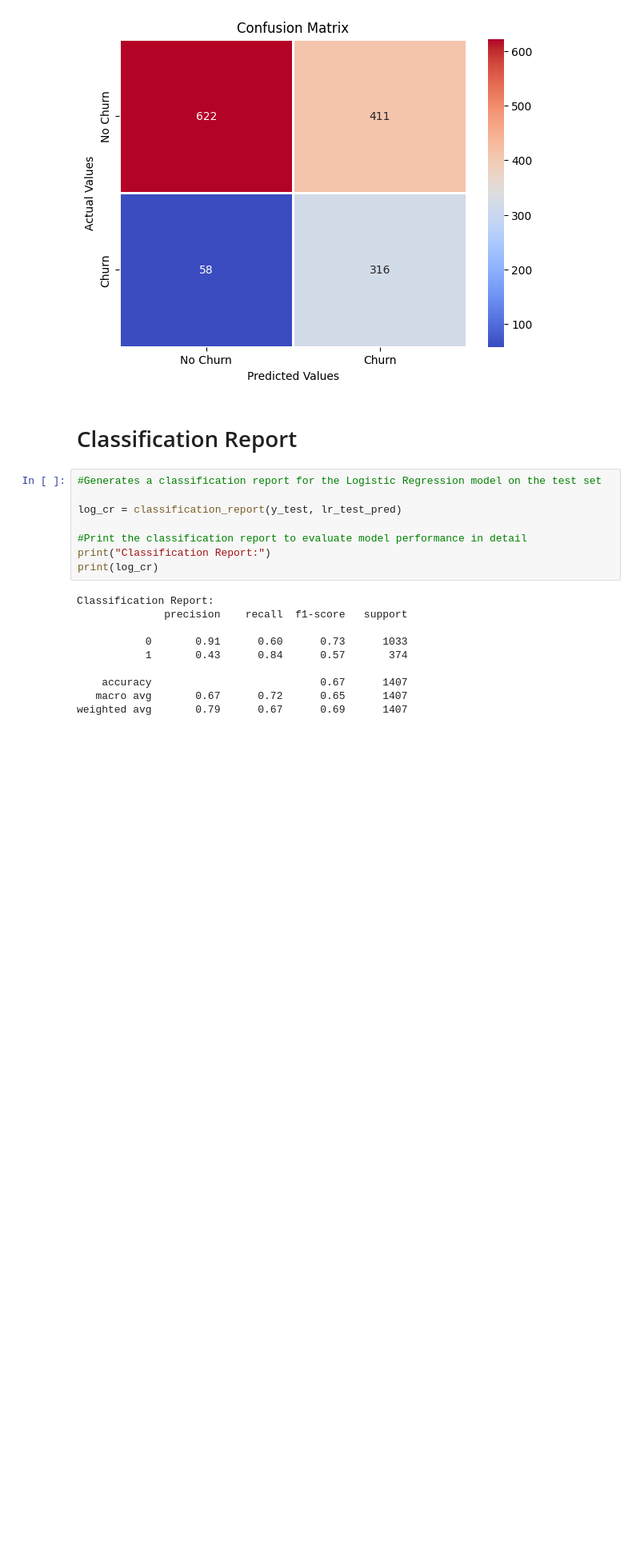
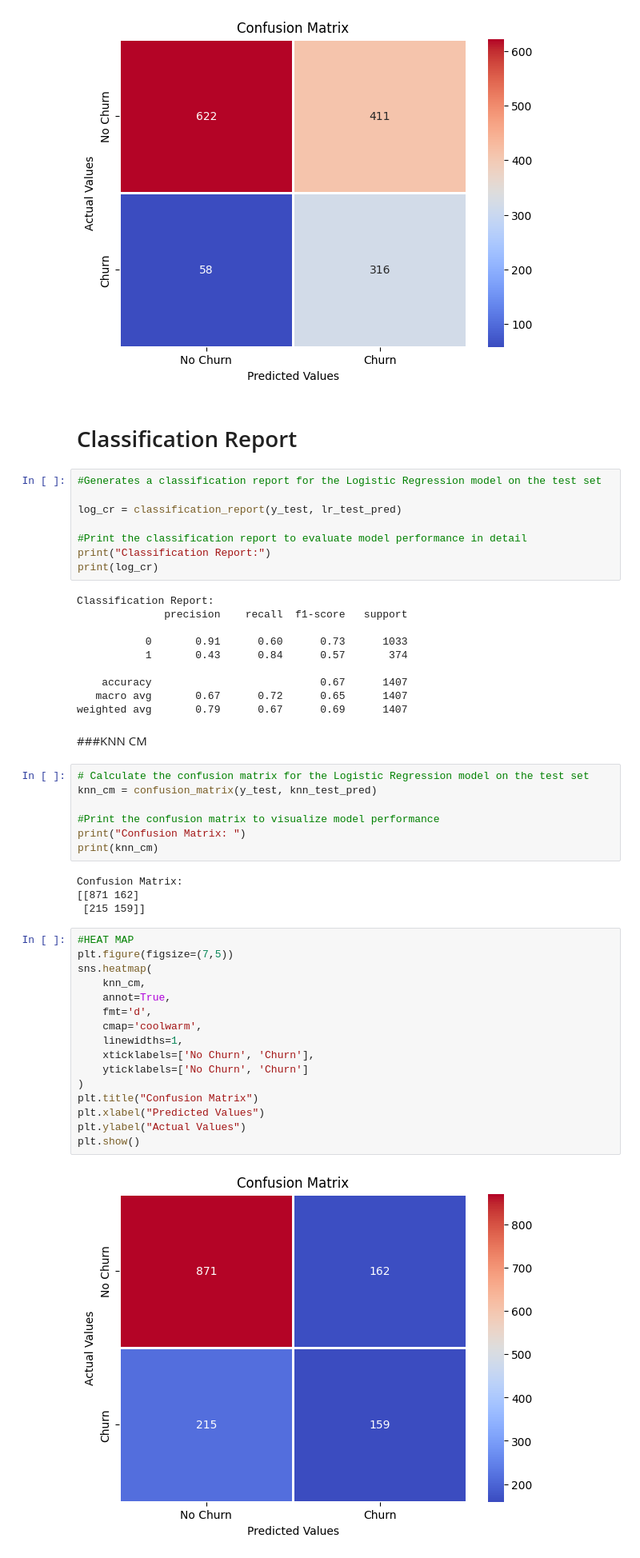
Before and after one commit to Kevin1077/Telecom_work, a Jupyter notebook: KevinBijuKulangara_TelcoChurn_KNN_LogReg.ipynb, the cells around one changed output. Shown at 80% size. Saved outputs shown, nothing was run; the diff lists cells and outputs as text; blank space fills up the shorter version.

```diff
--- a/KevinBijuKulangara_TelcoChurn_KNN_LogReg.ipynb
+++ b/KevinBijuKulangara_TelcoChurn_KNN_LogReg.ipynb
@@ -514,3 +514,34 @@ Classification Report:
     accuracy                           0.67      1407
    macro avg       0.67      0.72      0.65      1407
 weighted avg       0.79      0.67      0.69      1407
+# %% [markdown]
+###KNN CM
+# %%
+# Calculate the confusion matrix for the Logistic Regression model on the test set
+knn_cm = confusion_matrix(y_test, knn_test_pred)
+
+#Print the confusion matrix to visualize model performance
+print("Confusion Matrix: ")
+print(knn_cm)
+# %% [output]
+Confusion Matrix:
+[[871 162]
+ [215 159]]
+# %%
+#HEAT MAP
+plt.figure(figsize=(7,5))
+sns.heatmap(
+    knn_cm,
+    annot=True,
+    fmt='d',
+    cmap='coolwarm',
+    linewidths=1,
+    xticklabels=['No Churn', 'Churn'],
+    yticklabels=['No Churn', 'Churn']
+)
+plt.title("Confusion Matrix")
+plt.xlabel("Predicted Values")
+plt.ylabel("Actual Values")
+plt.show()
+# %% [output]
+[figure, added]
```
Also changed, not shown: parts of 3 cells of this notebook.
